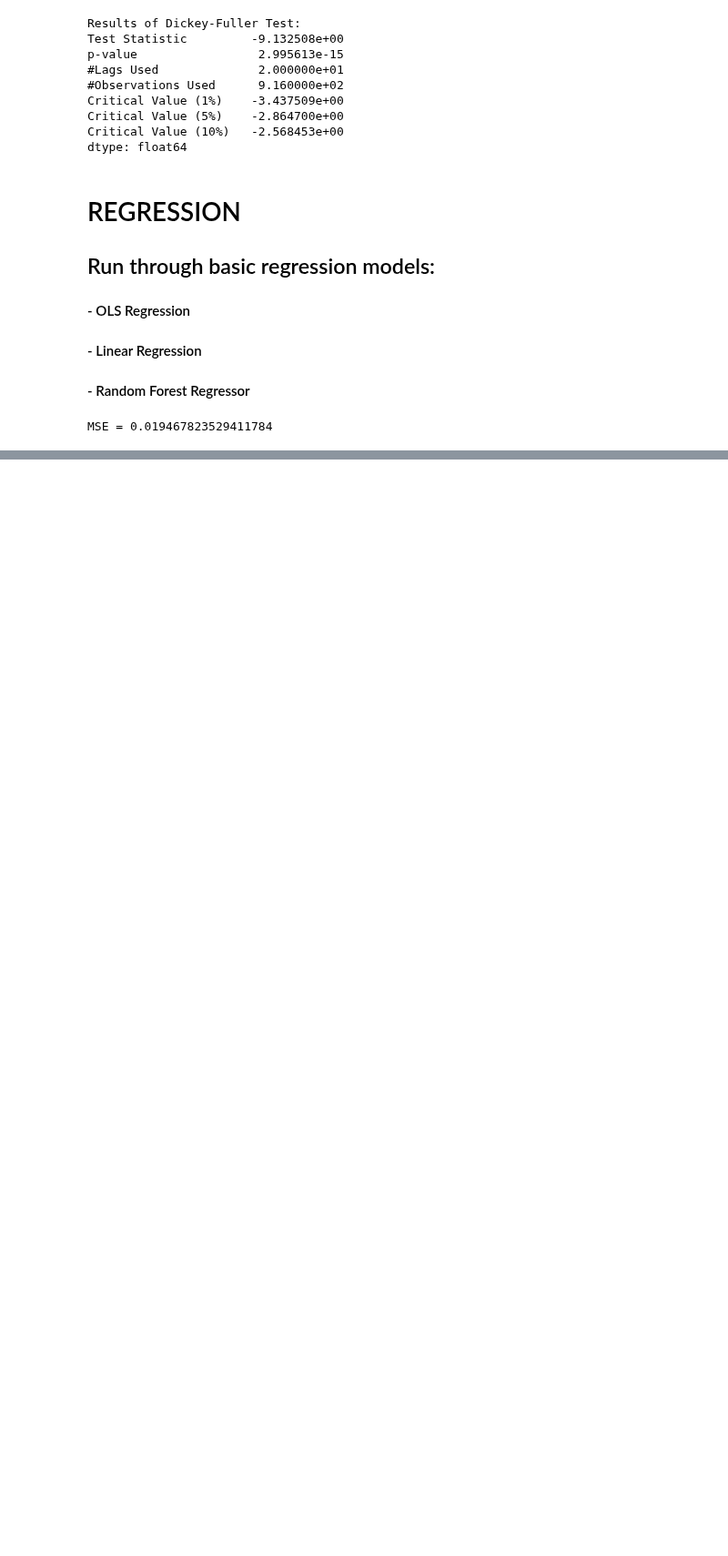
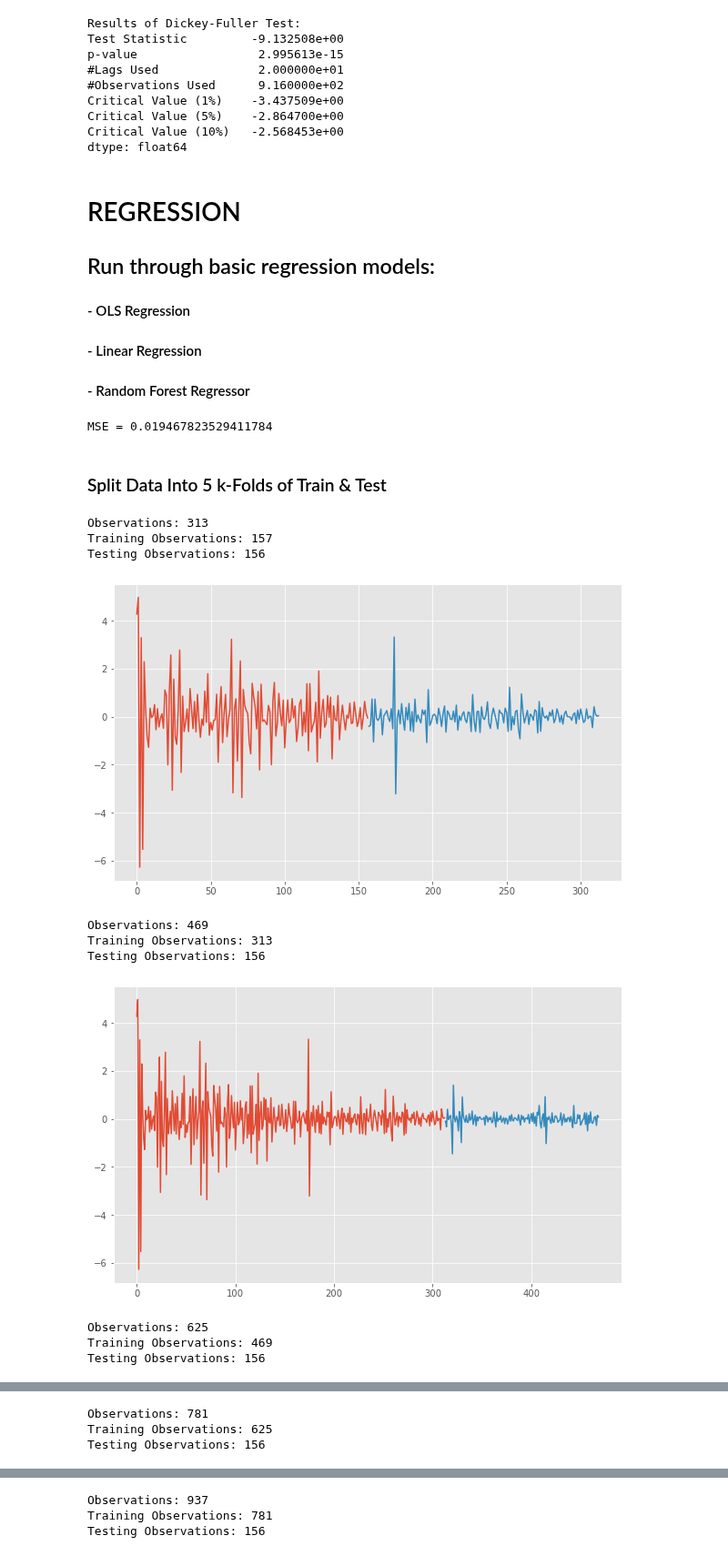
Before and after one commit to jrpaige/Solar, a Jupyter notebook: Model_Notebook.ipynb, the cells around one changed output, grey strips where cells are left out. Shown at 91% size. Cells and saved outputs as stored; diff of their text form; code cells hidden in the pictures; blank space fills up the shorter version.

```diff
--- a/Model_Notebook.ipynb
+++ b/Model_Notebook.ipynb
@@ -80,3 +86,19 @@ ols_model, ols_trend = lag_ols_model(y)[0], lag_ols_model(y)[1]
 linear_model, linear_trend = linear_ols_model(y)[0], linear_ols_model(y)[1]
 
 score_table(y, ols_model, linear_model, rf_model)
+# %% [markdown]
+### Split Data Into 5 k-Folds of Train & Test
+# %%
+train, test = time_train_test_split(diff)
+# %% [output]
+Observations: 313
+Training Observations: 157
+Testing Observations: 156
+[figure, added]
+Observations: 469
+Training Observations: 313
+Testing Observations: 156
+[figure, added]
+Observations: 625
+Training Observations: 469
+Testing Observations: 156
@@ -82,0 +106,3 @@ score_table(y, ols_model, linear_model, rf_model)
+Observations: 781
+Training Observations: 625
+Testing Observations: 156
@@ -82,0 +110,3 @@ score_table(y, ols_model, linear_model, rf_model)
+Observations: 937
+Training Observations: 781
+Testing Observations: 156
```
Also changed, not shown: parts of 4 cells of this notebook, 2 other files.
